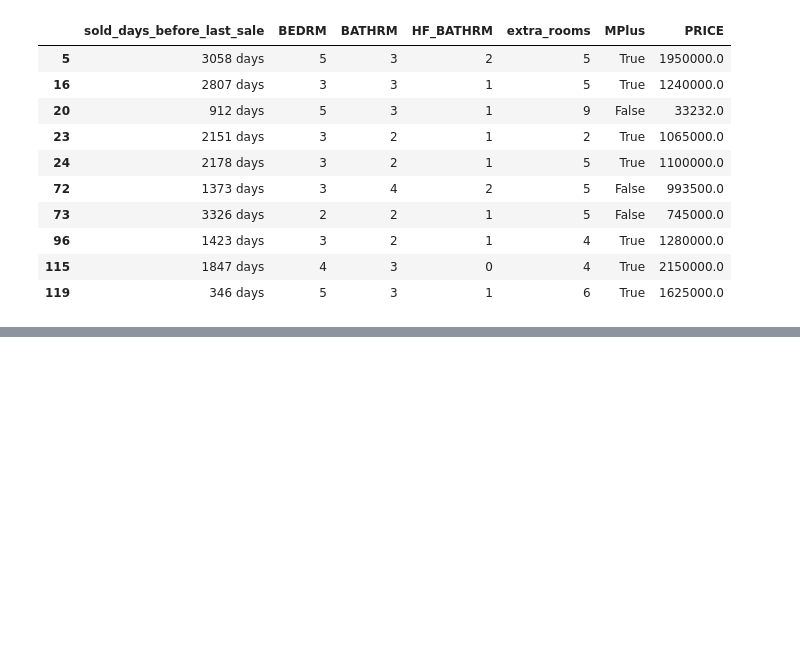
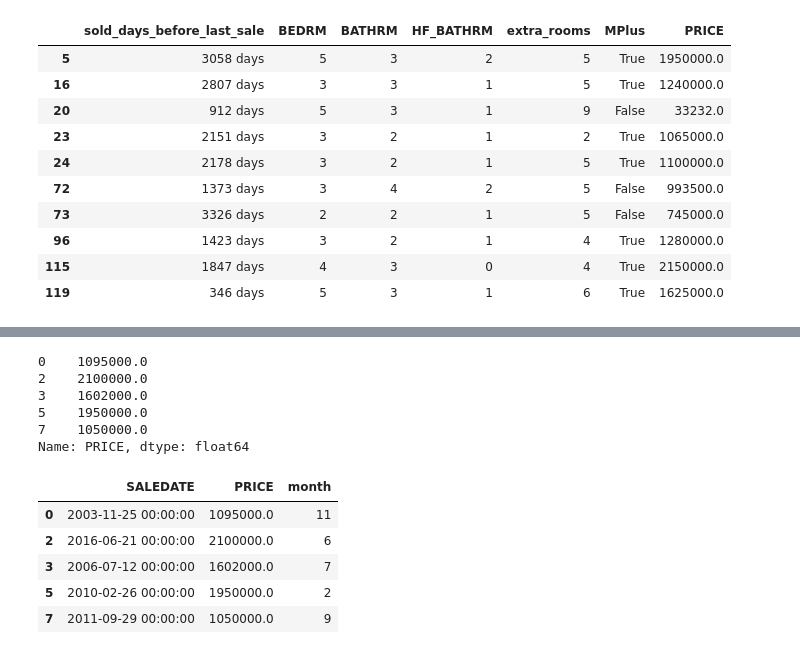
Before and after one commit to nt-ds/dc-residential-properties-analysis, a Jupyter notebook: eda/Housing_Exploration_Sean.ipynb, the cells around one changed output, grey strips where cells are left out. Saved outputs shown, nothing was run; the diff lists cells and outputs as text; code cells hidden in the pictures; blank space fills up the shorter version.

```diff
--- a/eda/Housing_Exploration_Sean.ipynb
+++ b/eda/Housing_Exploration_Sean.ipynb
@@ -414,0 +522,2 @@ Houses[Cols].head(10)
+# %%
+df4ts = df.copy()
@@ -414,0 +535,9 @@ Houses[Cols].head(10)
+# %%
+df4ts.PRICE.head()
+# %% [output]
+0    1095000.0
+2    2100000.0
+3    1602000.0
+5    1950000.0
+7    1050000.0
+Name: PRICE, dtype: float64
@@ -414,0 +546,9 @@ Houses[Cols].head(10)
+# %%
+df4ts.head()
+# %% [output]
+|  | SALEDATE | PRICE | month |
+| 0 | 2003-11-25 00:00:00 | 1095000.0 | 11 |
+| 2 | 2016-06-21 00:00:00 | 2100000.0 | 6 |
+| 3 | 2006-07-12 00:00:00 | 1602000.0 | 7 |
+| 5 | 2010-02-26 00:00:00 | 1950000.0 | 2 |
+| 7 | 2011-09-29 00:00:00 | 1050000.0 | 9 |
```
Also changed, not shown: parts of 23 cells of this notebook.
